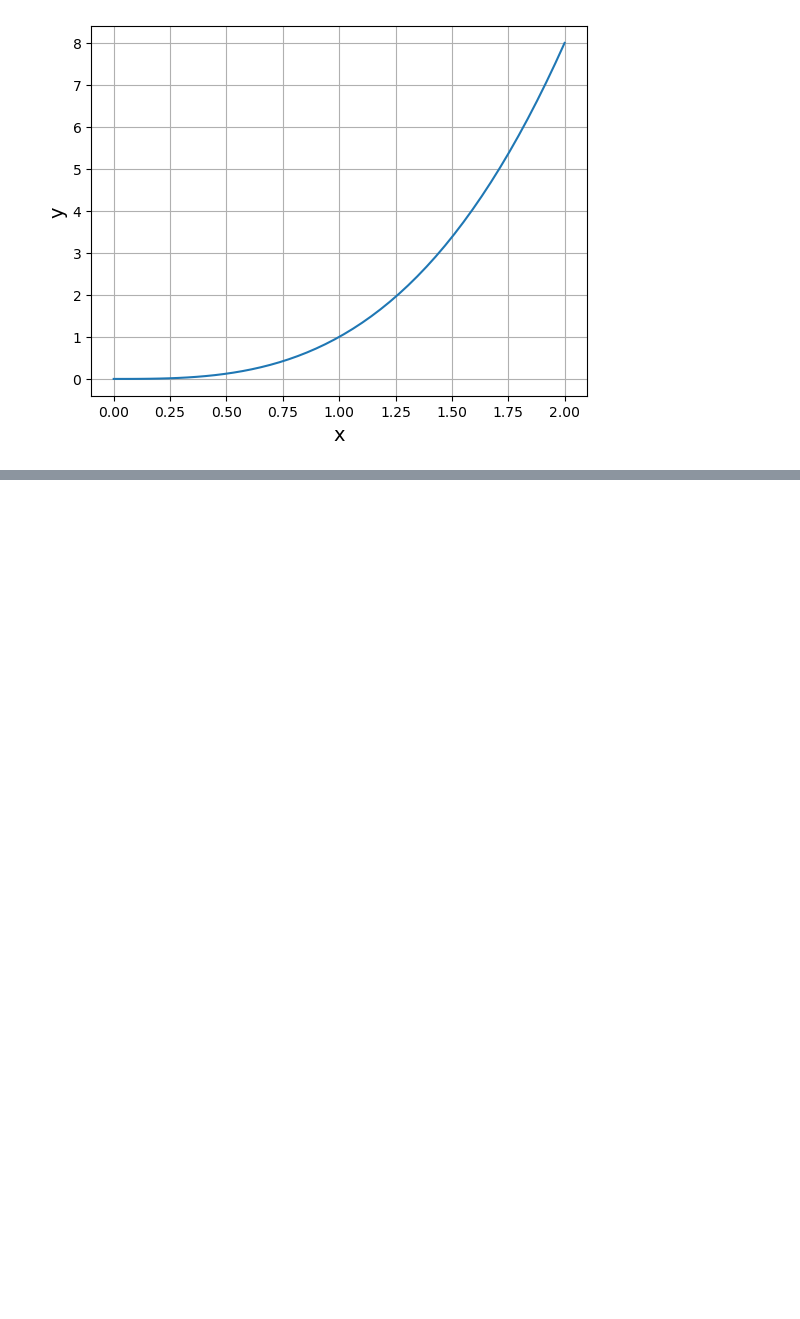
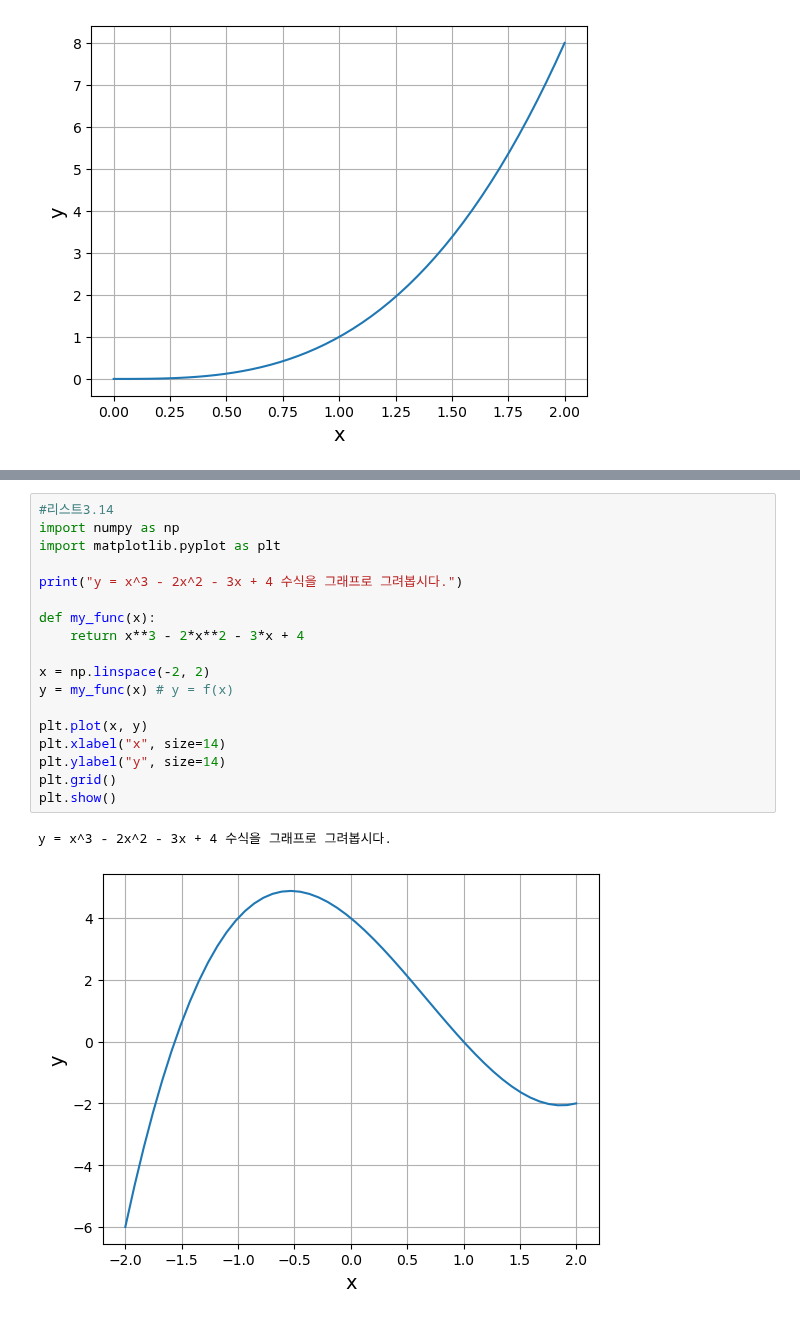
Before and after one commit to gsmin02/AI-Python-STUDY, a Jupyter notebook: AI Python Basic.ipynb, the cells around one changed output, grey strips where cells are left out. Saved outputs shown, nothing was run; the diff lists cells and outputs as text; blank space fills up the shorter version.

```diff
--- a/AI Python Basic.ipynb
+++ b/AI Python Basic.ipynb
@@ -235,0 +257,21 @@ plt.show()
+# %%
+#리스트3.14
+import numpy as np
+import matplotlib.pyplot as plt
+
+print("y = x^3 - 2x^2 - 3x + 4 수식을 그래프로 그려봅시다.")
+
+def my_func(x):
+    return x**3 - 2*x**2 - 3*x + 4
+
+x = np.linspace(-2, 2)
+y = my_func(x) # y = f(x)
+
+plt.plot(x, y)
+plt.xlabel("x", size=14)
+plt.ylabel("y", size=14)
+plt.grid()
+plt.show()
+# %% [output]
+y = x^3 - 2x^2 - 3x + 4 수식을 그래프로 그려봅시다.
+[figure, added]
```
Also changed, not shown: parts of 13 cells of this notebook.
